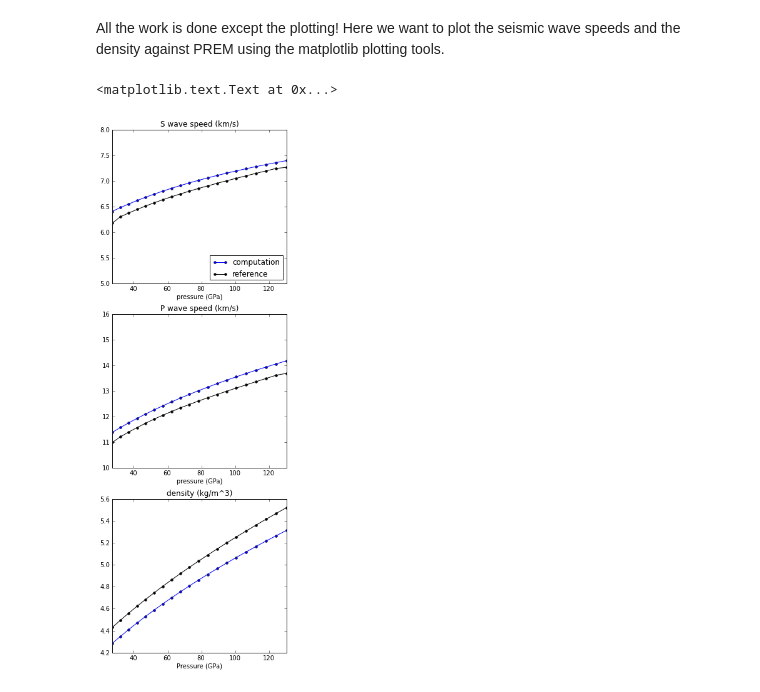
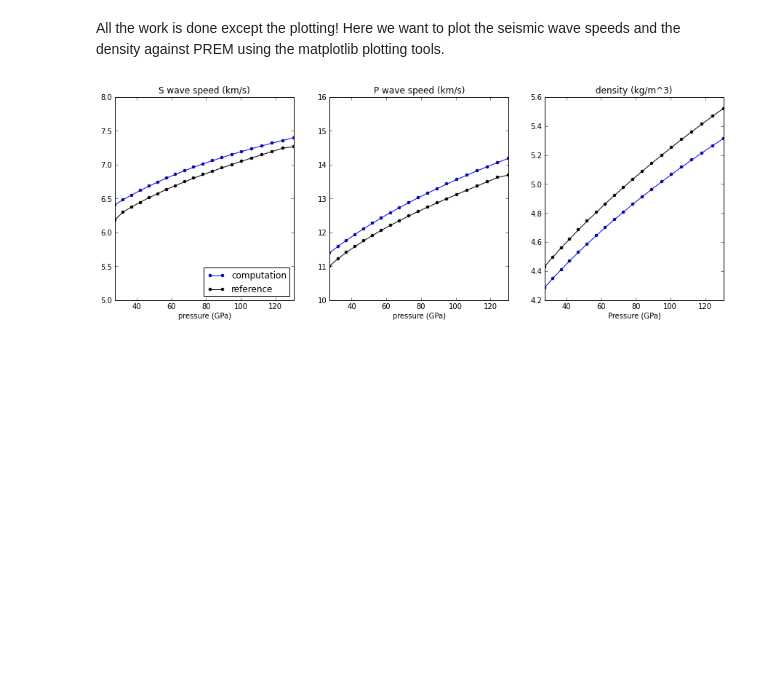
Before and after one commit to geodynamics/burnman, a Jupyter notebook: ipython/Compute_seismic_velocities_beginner.ipynb, the cells around one changed output. Drawn from its saved outputs; the diff is of its cells as text; code cells hidden in the pictures; blank space fills up the shorter version.

```diff
--- a/ipython/Compute_seismic_velocities_beginner.ipynb
+++ b/ipython/Compute_seismic_velocities_beginner.ipynb
@@ -124,34 +122,33 @@ All the work is done except the plotting!  Here we want to plot the seismic wave
 speeds and the density against PREM using the matplotlib plotting tools.
 # %%
 # First, we plot the s-wave speed verses the PREM s-wave speed
-plt.figure(figsize=(5,15))
-plt.subplot(311)
+plt.figure(figsize=(15,5))
+plt.subplot(1,3,1)
 plt.plot(pressure/1.e9,vs/1.e3,color='b',linestyle='-',marker='o', markerfacecolor='b',markersize=4,label='computation')
 plt.plot(pressure/1.e9,seis_vs/1.e3,color='k',linestyle='-',marker='o', markerfacecolor='k',markersize=4,label='reference')
 plt.title("S wave speed (km/s)")
 plt.xlim(min(pressure)/1.e9,max(pressure)/1.e9)
 plt.xlabel('pressure (GPa)')
 plt.legend(loc='lower right')
 plt.ylim(5,8.0)
 
 
 # Next, we plot the p-wave speed verses the PREM p-wave speed
-plt.subplot(312)
+plt.subplot(1,3,2)
 plt.plot(pressure/1.e9,vp/1.e3,color='b',linestyle='-',marker='o',markerfacecolor='b',markersize=4)
 plt.plot(pressure/1.e9,seis_vp/1.e3,color='k',linestyle='-',marker='o',markerfacecolor='k',markersize=4)
 plt.title("P wave speed (km/s)")
 plt.xlabel('pressure (GPa)')
 plt.xlim(min(pressure)/1.e9,max(pressure)/1.e9)
 plt.ylim(10,16)
 
 # Next, we plot the density verses the PREM density
-plt.subplot(313)
+plt.subplot(1,3,3)
 plt.plot(pressure/1.e9,density/1.e3,color='b',linestyle='-',marker='o', markerfacecolor='b',markersize=4)
 plt.plot(pressure/1.e9,seis_rho/1.e3,color='k',linestyle='-',marker='o', markerfacecolor='k',markersize=4)
 plt.xlim(min(pressure)/1.e9,max(pressure)/1.e9)
 plt.xlabel("Pressure (GPa)")
 
-plt.title("density (kg/m^3)")
+plt.title("density (kg/m^3)");
 # %% [output]
-<matplotlib.text.Text at 0x...>
-[figure, old version]
+[figure, new version]
```
Also changed, not shown: parts of 3 cells of this notebook.
